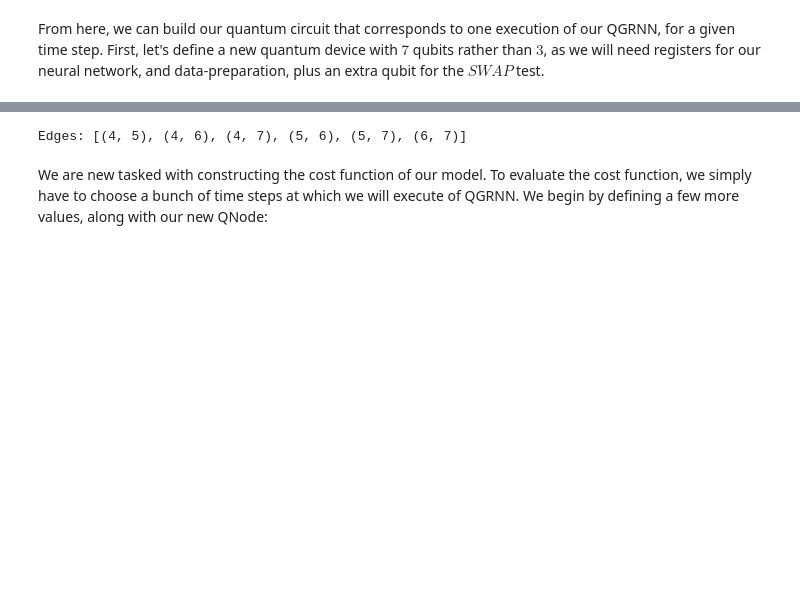
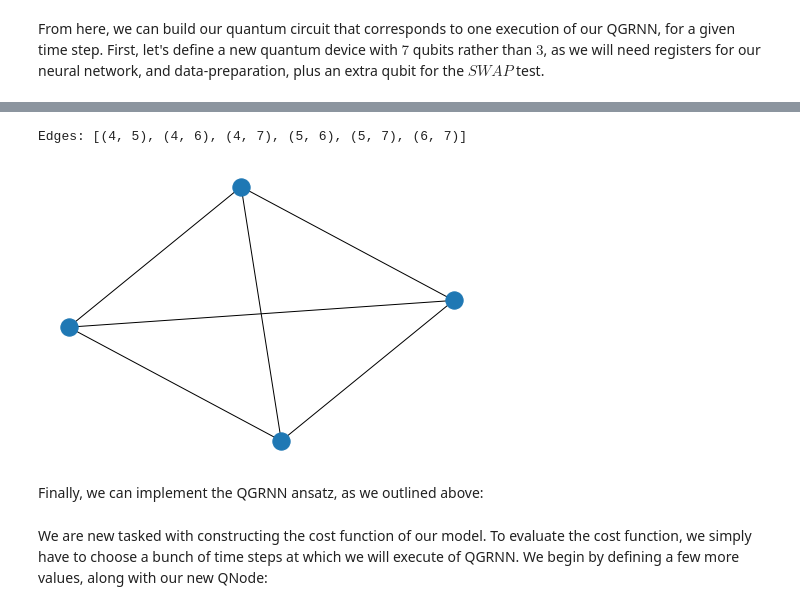
Before and after one commit to Lucaman99/openqml, a Jupyter notebook: notebooks/qgrnn/experimental.ipynb, the cells around one changed output, grey strips where cells are left out. Drawn from its saved outputs; the diff is of its cells as text; code cells hidden in the pictures; blank space fills up the shorter version.

Commit message:
changes to qgrnn

```diff
--- a/notebooks/qgrnn/experimental.ipynb
+++ b/notebooks/qgrnn/experimental.ipynb
@@ -373,23 +433,25 @@ qgrnn_dev = qml.device("default.qubit.tf", wires=2*qubit_number+1)
 # %%
 # Defines some fixed values
 
 reg1 = list(range(qubit_number))
 reg2 = list(range(qubit_number, 2*qubit_number))
 
 control = 2*qubit_number
 trotter_step = 0.01
 
 # Defines the interaction graph for the new qubit system
 
-#new_ising_graph = nx.complete_graph(qubit_number)
-
 new_ising_graph = nx.Graph()
 new_ising_graph.add_nodes_from(range(qubit_number, 2*qubit_number))
 new_ising_graph.add_edges_from([(4, 5), (5, 6), (6, 7), (4, 6), (7, 4), (5, 7)])
 
 print("Edges: "+str(new_ising_graph.edges))
+nx.draw(new_ising_graph)
 # %% [output]
 Edges: [(4, 5), (4, 6), (4, 7), (5, 6), (5, 7), (6, 7)]
+[figure, added]
+# %% [markdown]
+Finally, we can implement the QGRNN ansatz, as we outlined above:
 # %%
 # Implements the quantum graph neural network for a given time step
 
```
Also changed, not shown: parts of 37 cells of this notebook, 2 other files.
